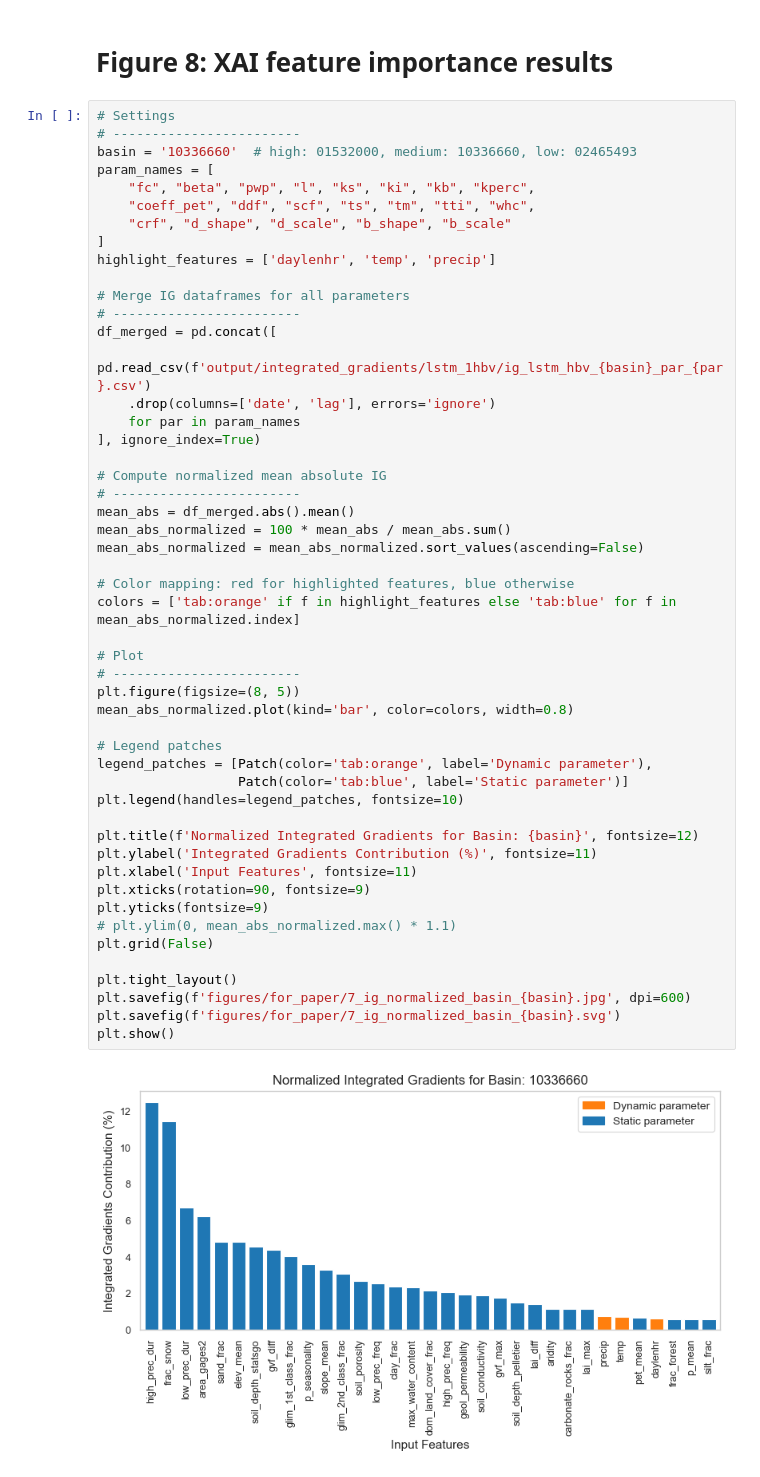
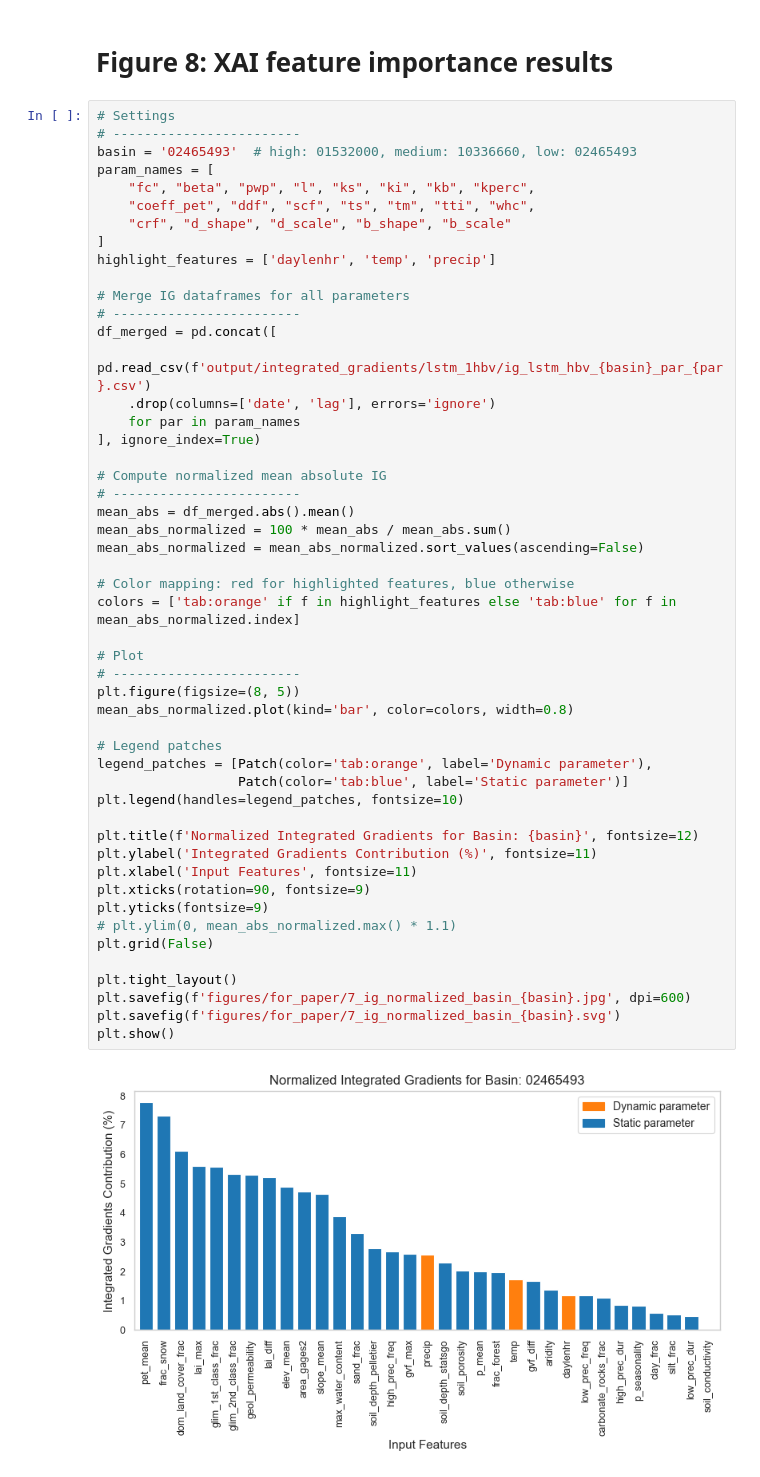
Before and after one commit to snpoudel/diff-hydro, a Jupyter notebook: 50plot_all_figures.ipynb, the cells around one changed output. Drawn from its saved outputs; the diff is of its cells as text.

```diff
--- a/50plot_all_figures.ipynb
+++ b/50plot_all_figures.ipynb
@@ -738,7 +739,7 @@ plt.show()
 # %%
 # Settings
 # ------------------------
-basin = '10336660'  # high: 01532000, medium: 10336660, low: 02465493
+basin = '02465493'  # high: 01532000, medium: 10336660, low: 02465493
 param_names = [
     "fc", "beta", "pwp", "l", "ks", "ki", "kb", "kperc",
     "coeff_pet", "ddf", "scf", "ts", "tm", "tti", "whc",
@@ -759,31 +760,31 @@ df_merged = pd.concat([
 mean_abs = df_merged.abs().mean()
 mean_abs_normalized = 100 * mean_abs / mean_abs.sum()
 mean_abs_normalized = mean_abs_normalized.sort_values(ascending=False)
 
 # Color mapping: red for highlighted features, blue otherwise
 colors = ['tab:orange' if f in highlight_features else 'tab:blue' for f in mean_abs_normalized.index]
 
 # Plot
 # ------------------------
 plt.figure(figsize=(8, 5))
 mean_abs_normalized.plot(kind='bar', color=colors, width=0.8)
 
 # Legend patches
 legend_patches = [Patch(color='tab:orange', label='Dynamic parameter'),
                   Patch(color='tab:blue', label='Static parameter')]
 plt.legend(handles=legend_patches, fontsize=10)
 
 plt.title(f'Normalized Integrated Gradients for Basin: {basin}', fontsize=12)
 plt.ylabel('Integrated Gradients Contribution (%)', fontsize=11)
 plt.xlabel('Input Features', fontsize=11)
 plt.xticks(rotation=90, fontsize=9)
 plt.yticks(fontsize=9)
 # plt.ylim(0, mean_abs_normalized.max() * 1.1)
 plt.grid(False)
 
 plt.tight_layout()
 plt.savefig(f'figures/for_paper/7_ig_normalized_basin_{basin}.jpg', dpi=600)
 plt.savefig(f'figures/for_paper/7_ig_normalized_basin_{basin}.svg')
 plt.show()
 # %% [output]
-[figure, old version]
+[figure, new version]
```
Also changed, not shown: parts of 2 cells of this notebook, 2 other files.
